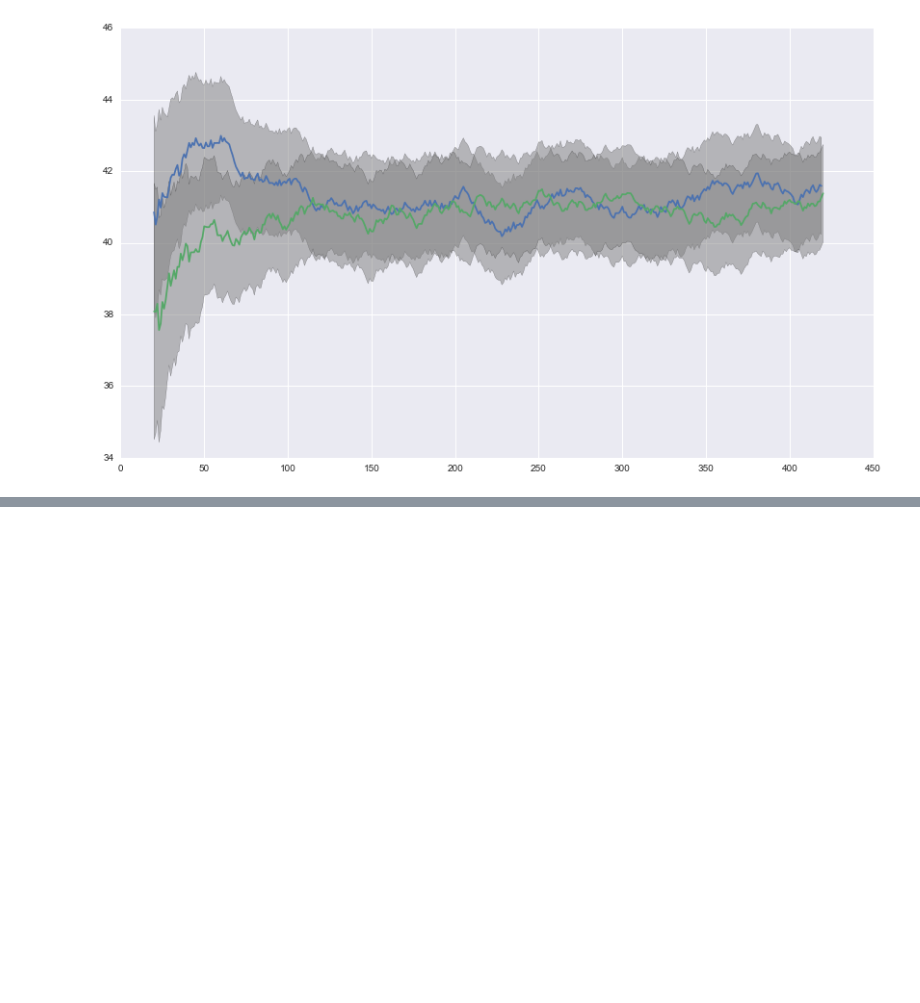
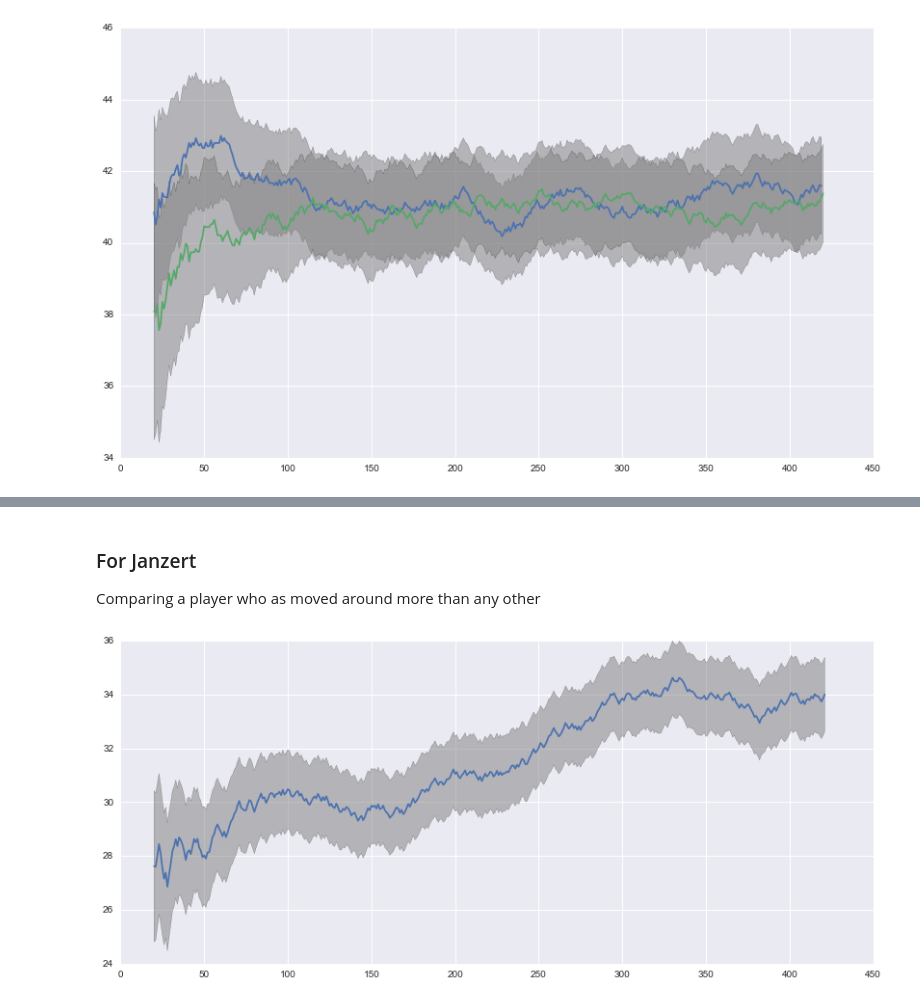
Before and after one commit to DanielVF/Halite-Ranking-Viz, a Jupyter notebook: Trueskill-Seaborn.ipynb, the cells around one changed output, grey strips where cells are left out. Saved outputs shown, nothing was run; the diff lists cells and outputs as text; code cells hidden in the pictures; blank space fills up the shorter version.

```diff
--- a/Trueskill-Seaborn.ipynb
+++ b/Trueskill-Seaborn.ipynb
@@ -338,0 +351,8 @@ plot_compare(players,["DanielVF", "Sydriax"])
+# %% [markdown]
+### For Janzert
+
+Comparing a player who as moved around more than any other
+# %%
+plot_converge(players["arjunvis"])
+# %% [output]
+[figure, added]
```
Also changed, not shown: parts of 6 cells of this notebook.
